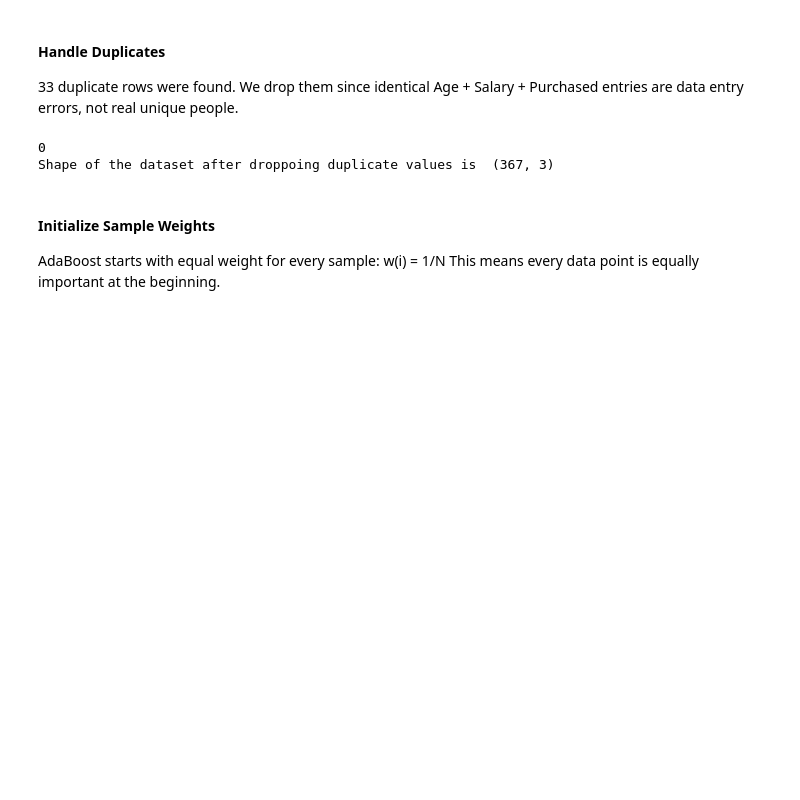
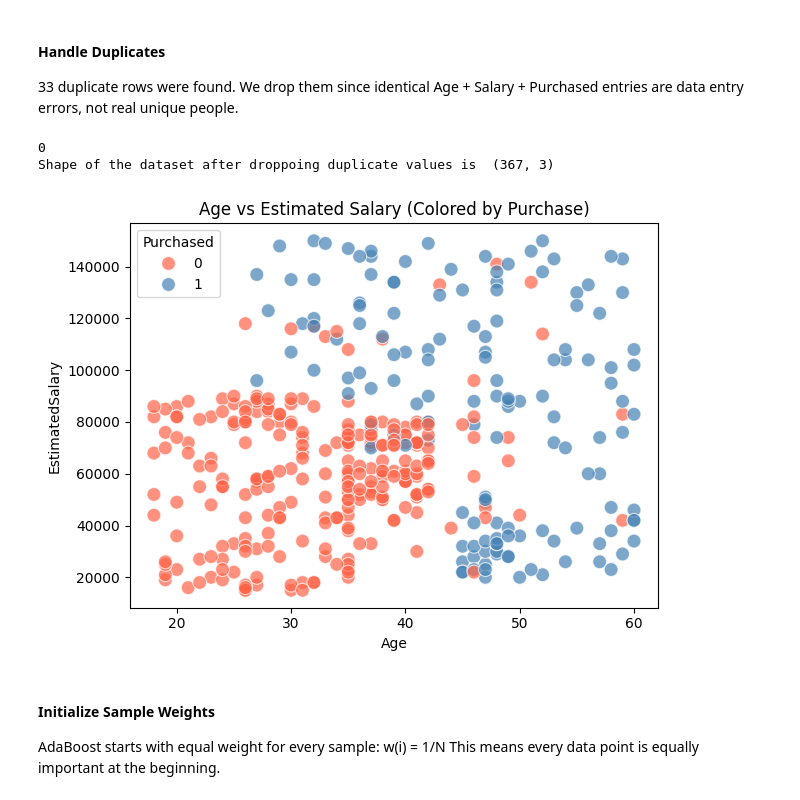
Before and after one commit to mdtahmedulhassan/AdaBoost-From-Scratch-On-Social-Network-Ads-Dataset, a Jupyter notebook: Adaboost_From_Sratch.ipynb, the cells around one changed output. Drawn from its saved outputs; the diff is of its cells as text; code cells hidden in the pictures; blank space fills up the shorter version.

```diff
--- a/Adaboost_From_Sratch.ipynb
+++ b/Adaboost_From_Sratch.ipynb
@@ -47,6 +47,16 @@ print(f'Shape of the dataset after droppoing duplicate values is ',df1.shape)
 # %% [output]
 0
 Shape of the dataset after droppoing duplicate values is  (367, 3)
+# %%
+sns.scatterplot(data = df, x = 'Age', y = 'EstimatedSalary', hue = 'Purchased', palette = {1: 'steelblue', 0: 'tomato'}, alpha = 0.7, s = 100)
+plt.title('Age vs Estimated Salary (Colored by Purchase)')
+plt.xlabel('Age')
+plt.ylabel('EstimatedSalary')
+plt.legend(title='Purchased')
+plt.tight_layout()
+plt.show()
+# %% [output]
+[figure, added]
 # %% [markdown]
 #### Initialize Sample Weights
 AdaBoost starts with equal weight for every sample: w(i) = 1/N
```
Also changed, not shown: parts of 15 cells of this notebook, 1 other file.
